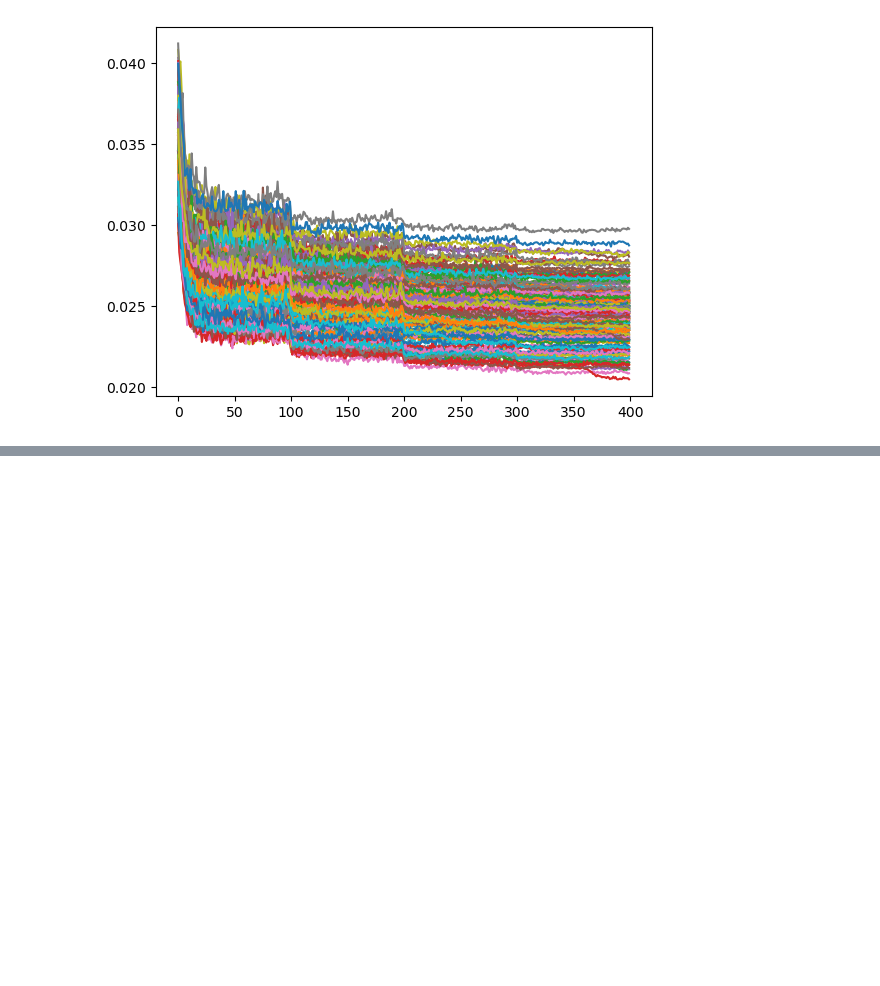
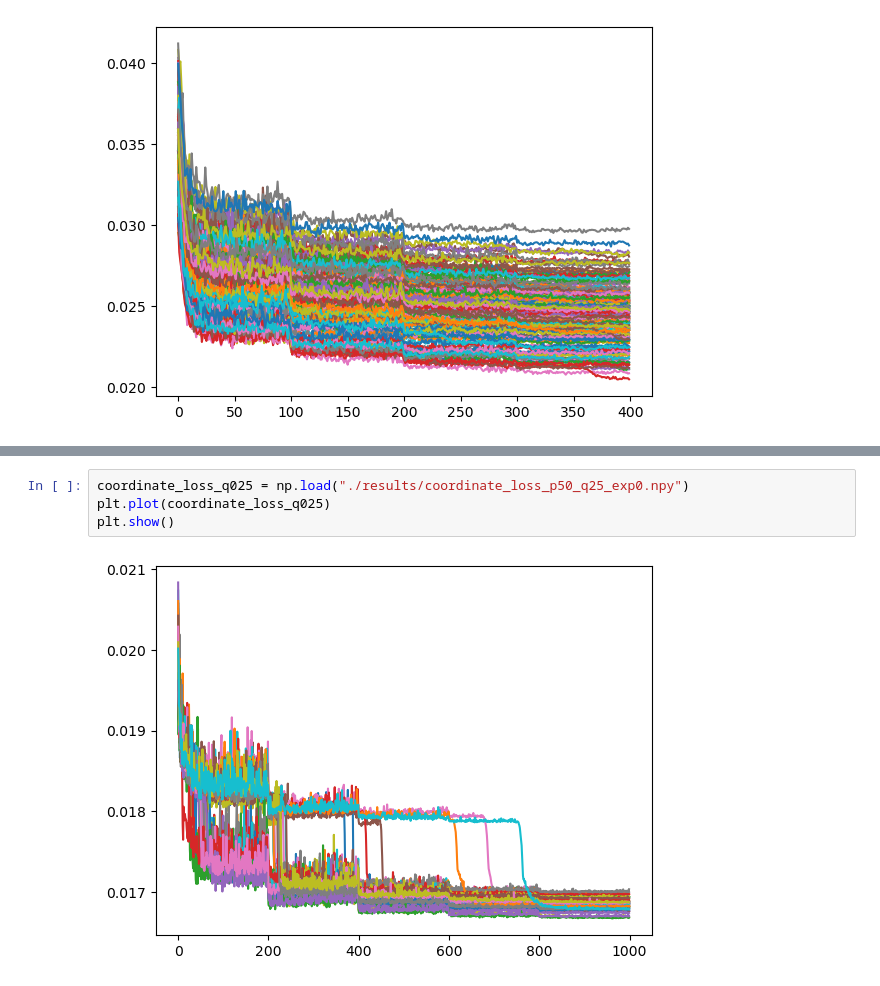
Before and after one commit to glory-99/simulation-based-inference, a Jupyter notebook: res_analysis_x15.ipynb, the cells around one changed output, grey strips where cells are left out. Cells and saved outputs as stored; diff of their text form; blank space fills up the shorter version.

```diff
--- a/res_analysis_x15.ipynb
+++ b/res_analysis_x15.ipynb
@@ -25,0 +74,6 @@ plt.show()
+# %%
+coordinate_loss_q025 = np.load("./results/coordinate_loss_p50_q25_exp0.npy")
+plt.plot(coordinate_loss_q025)
+plt.show()
+# %% [output]
+[figure, added]
```
Also changed, not shown: parts of 22 cells of this notebook.
